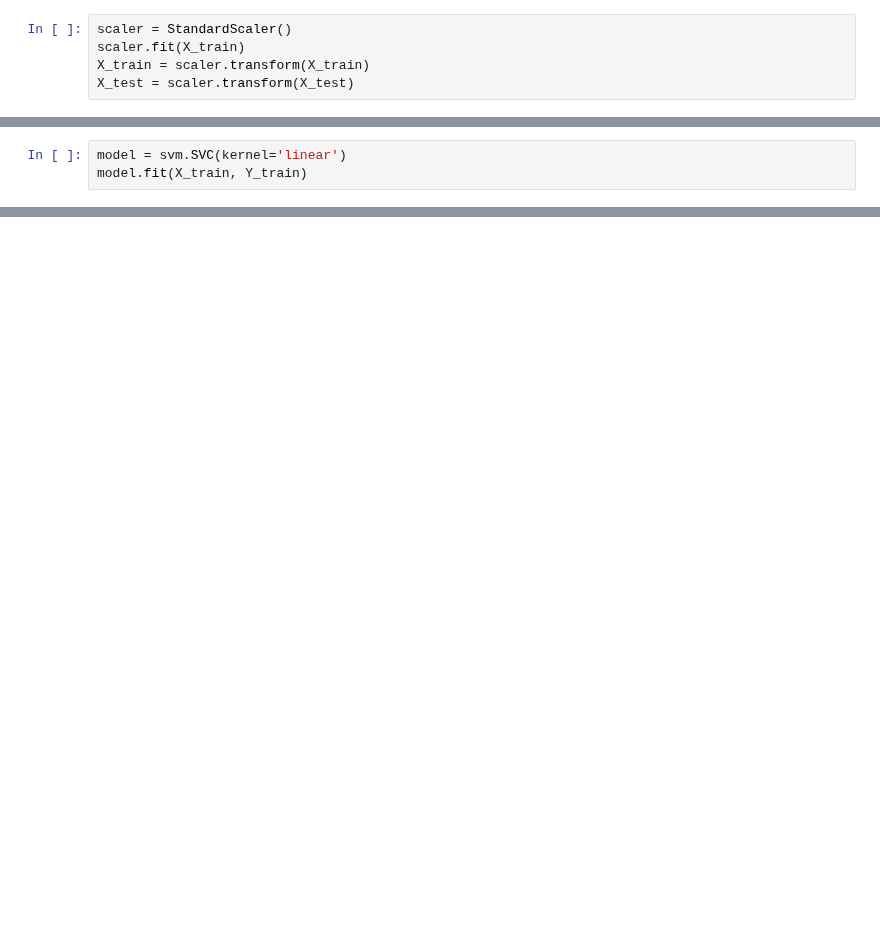
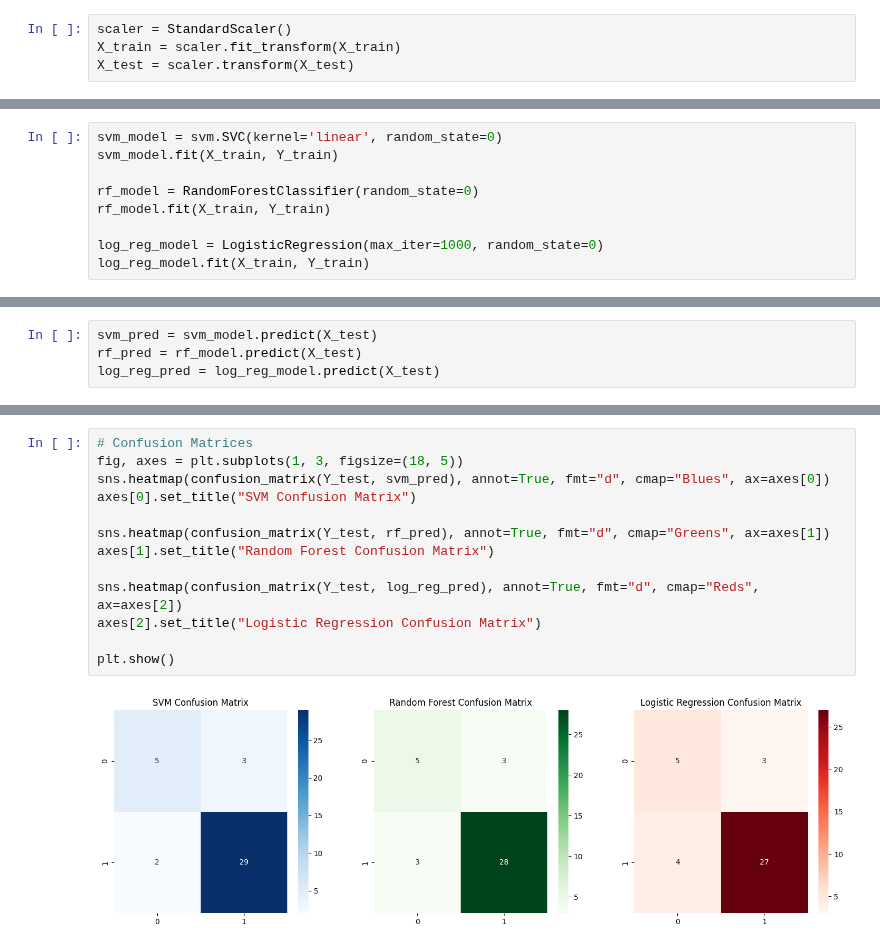
Before and after one commit to shambhavi1708/disease-detection-system, a Jupyter notebook: Parkinsons.ipynb, the cells around one changed output, grey strips where cells are left out. Drawn from its saved outputs; the diff is of its cells as text; blank space fills up the shorter version.

```diff
--- a/Parkinsons.ipynb
+++ b/Parkinsons.ipynb
@@ -38,5 +51,4 @@ X_train, X_test, Y_train, Y_test = train_test_split(X, Y, test_size=0.2, random_
 # %%
 scaler = StandardScaler()
-scaler.fit(X_train)
-X_train = scaler.transform(X_train)
+X_train = scaler.fit_transform(X_train)
 X_test = scaler.transform(X_test)
@@ -61,3 +54,0 @@ Name: status, Length: 195, dtype: int64
-# %%
-model = svm.SVC(kernel='linear')
-model.fit(X_train, Y_train)
@@ -205,0 +55,9 @@ st.warning("**Medical Disclaimer**: This tool provides an estimate based on stat
+# %%
+svm_model = svm.SVC(kernel='linear', random_state=0)
+svm_model.fit(X_train, Y_train)
+
+rf_model = RandomForestClassifier(random_state=0)
+rf_model.fit(X_train, Y_train)
+
+log_reg_model = LogisticRegression(max_iter=1000, random_state=0)
+log_reg_model.fit(X_train, Y_train)
@@ -205,0 +66,4 @@ st.warning("**Medical Disclaimer**: This tool provides an estimate based on stat
+# %%
+svm_pred = svm_model.predict(X_test)
+rf_pred = rf_model.predict(X_test)
+log_reg_pred = log_reg_model.predict(X_test)
@@ -205,0 +100,15 @@ st.warning("**Medical Disclaimer**: This tool provides an estimate based on stat
+# %%
+# Confusion Matrices
+fig, axes = plt.subplots(1, 3, figsize=(18, 5))
+sns.heatmap(confusion_matrix(Y_test, svm_pred), annot=True, fmt="d", cmap="Blues", ax=axes[0])
+axes[0].set_title("SVM Confusion Matrix")
+
+sns.heatmap(confusion_matrix(Y_test, rf_pred), annot=True, fmt="d", cmap="Greens", ax=axes[1])
+axes[1].set_title("Random Forest Confusion Matrix")
+
+sns.heatmap(confusion_matrix(Y_test, log_reg_pred), annot=True, fmt="d", cmap="Reds", ax=axes[2])
+axes[2].set_title("Logistic Regression Confusion Matrix")
+
+plt.show()
+# %% [output]
+[figure, added]
```
Also changed, not shown: parts of 26 cells of this notebook.
